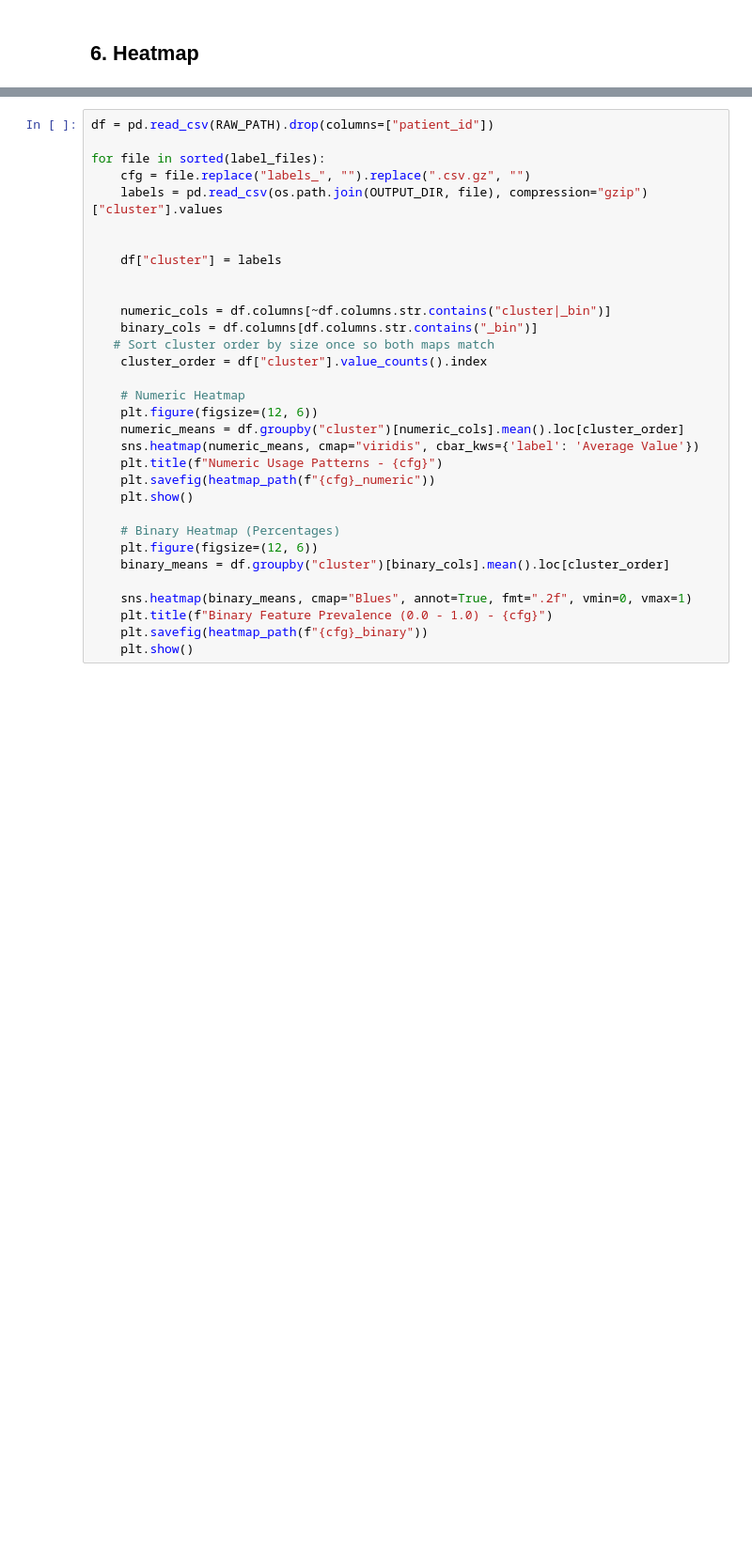
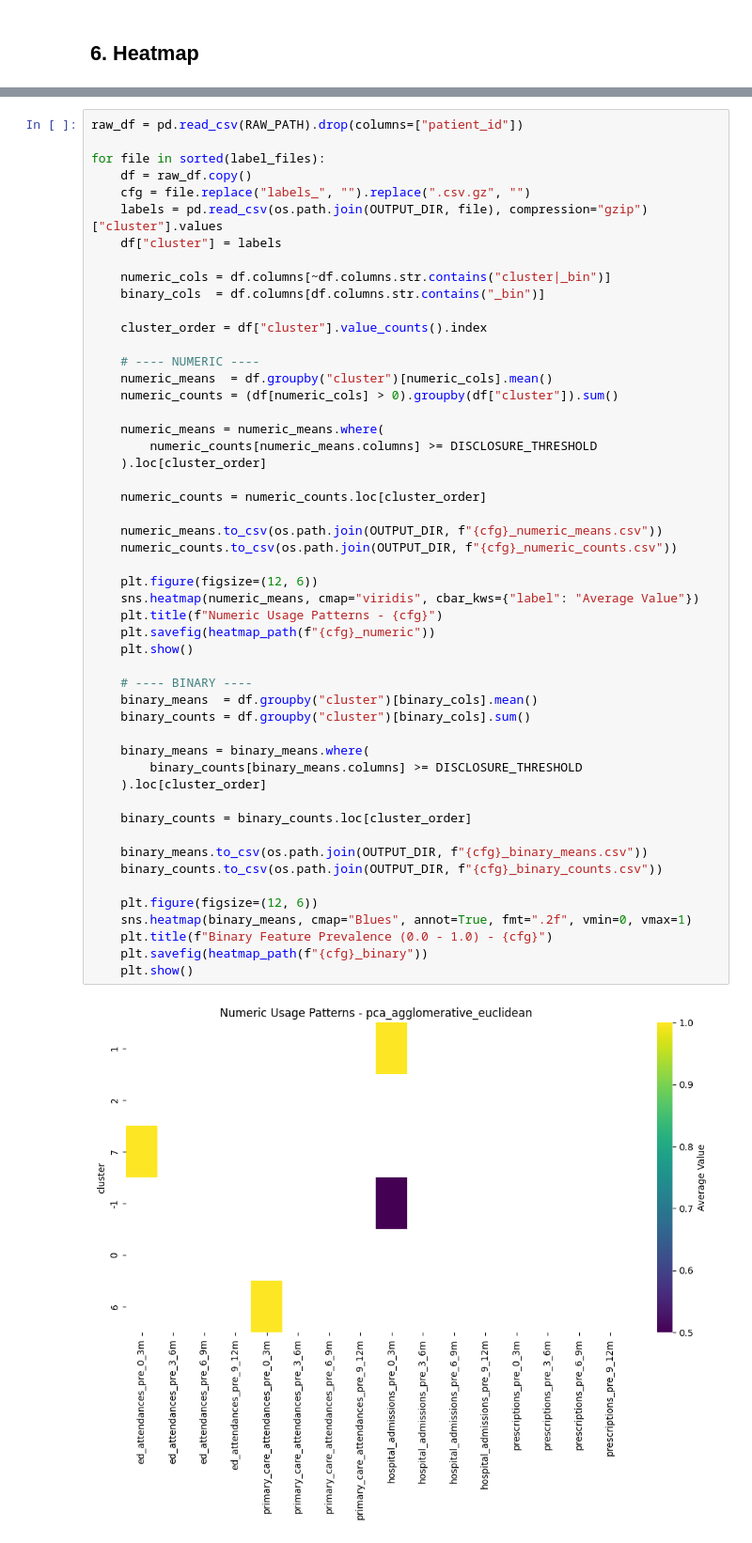
Before and after one commit to REDUCE-HF/reducehf, a Jupyter notebook: analysis/clustering/05_visualize_clusters.ipynb, the cells around one changed output, grey strips where cells are left out. Shown at 94% size. Drawn from its saved outputs; the diff is of its cells as text; blank space fills up the shorter version.

Commit message:
added disclosure control for heatmap

```diff
--- a/analysis/clustering/05_visualize_clusters.ipynb
+++ b/analysis/clustering/05_visualize_clusters.ipynb
@@ -89,32 +165,53 @@ print(summary_df)
 # %%
-df = pd.read_csv(RAW_PATH).drop(columns=["patient_id"])
+raw_df = pd.read_csv(RAW_PATH).drop(columns=["patient_id"])
 
 for file in sorted(label_files):
+    df = raw_df.copy()
     cfg = file.replace("labels_", "").replace(".csv.gz", "")
     labels = pd.read_csv(os.path.join(OUTPUT_DIR, file), compression="gzip")["cluster"].values
-
-
     df["cluster"] = labels
 
+    numeric_cols = df.columns[~df.columns.str.contains("cluster|_bin")]
+    binary_cols  = df.columns[df.columns.str.contains("_bin")]
 
-    numeric_cols = df.columns[~df.columns.str.contains("cluster|_bin")]
-    binary_cols = df.columns[df.columns.str.contains("_bin")]
-   # Sort cluster order by size once so both maps match
     cluster_order = df["cluster"].value_counts().index
 
-    # Numeric Heatmap
+    # ---- NUMERIC ----
+    numeric_means  = df.groupby("cluster")[numeric_cols].mean()
+    numeric_counts = (df[numeric_cols] > 0).groupby(df["cluster"]).sum()
+
+    numeric_means = numeric_means.where(
+        numeric_counts[numeric_means.columns] >= DISCLOSURE_THRESHOLD
+    ).loc[cluster_order]
+
+    numeric_counts = numeric_counts.loc[cluster_order]
+
+    numeric_means.to_csv(os.path.join(OUTPUT_DIR, f"{cfg}_numeric_means.csv"))
+    numeric_counts.to_csv(os.path.join(OUTPUT_DIR, f"{cfg}_numeric_counts.csv"))
+
     plt.figure(figsize=(12, 6))
-    numeric_means = df.groupby("cluster")[numeric_cols].mean().loc[cluster_order]
-    sns.heatmap(numeric_means, cmap="viridis", cbar_kws={'label': 'Average Value'})
+    sns.heatmap(numeric_means, cmap="viridis", cbar_kws={"label": "Average Value"})
     plt.title(f"Numeric Usage Patterns - {cfg}")
     plt.savefig(heatmap_path(f"{cfg}_numeric"))
     plt.show()
 
-    # Binary Heatmap (Percentages)
+    # ---- BINARY ----
+    binary_means  = df.groupby("cluster")[binary_cols].mean()
+    binary_counts = df.groupby("cluster")[binary_cols].sum()
+
+    binary_means = binary_means.where(
+        binary_counts[binary_means.columns] >= DISCLOSURE_THRESHOLD
+    ).loc[cluster_order]
+
+    binary_counts = binary_counts.loc[cluster_order]
+
+    binary_means.to_csv(os.path.join(OUTPUT_DIR, f"{cfg}_binary_means.csv"))
+    binary_counts.to_csv(os.path.join(OUTPUT_DIR, f"{cfg}_binary_counts.csv"))
+
     plt.figure(figsize=(12, 6))
-    binary_means = df.groupby("cluster")[binary_cols].mean().loc[cluster_order]
-
     sns.heatmap(binary_means, cmap="Blues", annot=True, fmt=".2f", vmin=0, vmax=1)
     plt.title(f"Binary Feature Prevalence (0.0 - 1.0) - {cfg}")
     plt.savefig(heatmap_path(f"{cfg}_binary"))
     plt.show()
+# %% [output]
+[figure, added]
```
Also changed, not shown: parts of 7 cells of this notebook, 1 other file.
